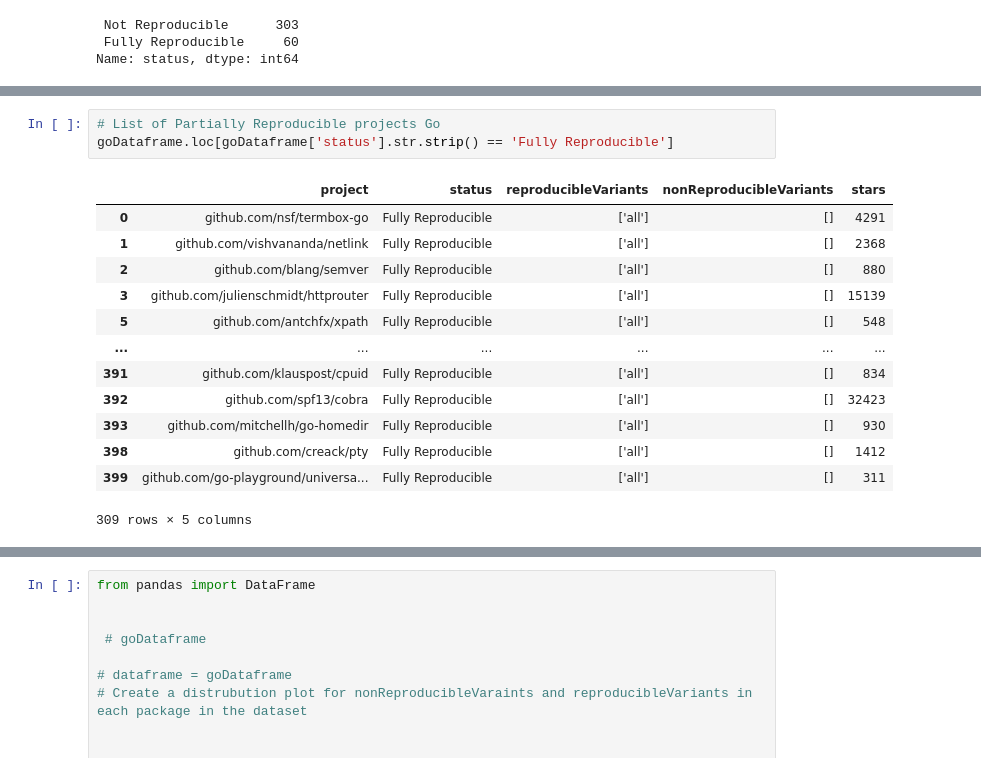
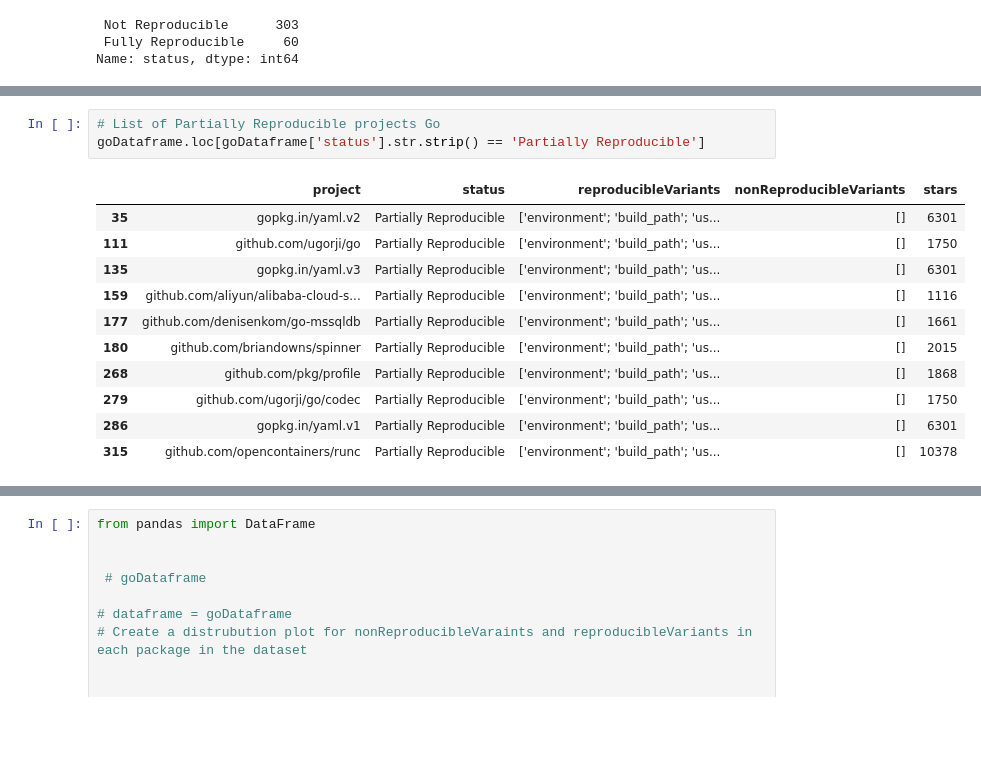
Before and after one commit to DEVSOG12/mavenRepoTest, a Jupyter notebook: analyzingData/index.ipynb, the cells around one changed output, grey strips where cells are left out. Drawn from its saved outputs; the diff is of its cells as text; blank space fills up the shorter version.

```diff
--- a/analyzingData/index.ipynb
+++ b/analyzingData/index.ipynb
@@ -156,18 +156,16 @@ goDataframe['status'].value_counts()
 Name: status, dtype: int64
 # %%
 # List of Partially Reproducible projects Go
-goDataframe.loc[goDataframe['status'].str.strip() == 'Fully Reproducible']
+goDataframe.loc[goDataframe['status'].str.strip() == 'Partially Reproducible']
 # %% [output]
 |  | project | status | reproducibleVariants | nonReproducibleVariants | stars |
-| 0 | github.com/nsf/termbox-go | Fully Reproducible | ['all'] | [] | 4291 |
-| 1 | github.com/vishvananda/netlink | Fully Reproducible | ['all'] | [] | 2368 |
-| 2 | github.com/blang/semver | Fully Reproducible | ['all'] | [] | 880 |
-| 3 | github.com/julienschmidt/httprouter | Fully Reproducible | ['all'] | [] | 15139 |
-| 5 | github.com/antchfx/xpath | Fully Reproducible | ['all'] | [] | 548 |
-| ... | ... | ... | ... | ... | ... |
-| 391 | github.com/klauspost/cpuid | Fully Reproducible | ['all'] | [] | 834 |
-| 392 | github.com/spf13/cobra | Fully Reproducible | ['all'] | [] | 32423 |
-| 393 | github.com/mitchellh/go-homedir | Fully Reproducible | ['all'] | [] | 930 |
-| 398 | github.com/creack/pty | Fully Reproducible | ['all'] | [] | 1412 |
-| 399 | github.com/go-playground/universa... | Fully Reproducible | ['all'] | [] | 311 |
+| 35 | gopkg.in/yaml.v2 | Partially Reproducible | ['environment'; 'build_path'; 'us... | [] | 6301 |
+| 111 | github.com/ugorji/go | Partially Reproducible | ['environment'; 'build_path'; 'us... | [] | 1750 |
+| 135 | gopkg.in/yaml.v3 | Partially Reproducible | ['environment'; 'build_path'; 'us... | [] | 6301 |
+| 159 | github.com/aliyun/alibaba-cloud-s... | Partially Reproducible | ['environment'; 'build_path'; 'us... | [] | 1116 |
+| 177 | github.com/denisenkom/go-mssqldb | Partially Reproducible | ['environment'; 'build_path'; 'us... | [] | 1661 |
+| 180 | github.com/briandowns/spinner | Partially Reproducible | ['environment'; 'build_path'; 'us... | [] | 2015 |
+| 268 | github.com/pkg/profile | Partially Reproducible | ['environment'; 'build_path'; 'us... | [] | 1868 |
+| 279 | github.com/ugorji/go/codec | Partially Reproducible | ['environment'; 'build_path'; 'us... | [] | 1750 |
+| 286 | gopkg.in/yaml.v1 | Partially Reproducible | ['environment'; 'build_path'; 'us... | [] | 6301 |
+| 315 | github.com/opencontainers/runc | Partially Reproducible | ['environment'; 'build_path'; 'us... | [] | 10378 |
-309 rows × 5 columns
```
Also changed, not shown: parts of 7 cells of this notebook, 6 other files.
